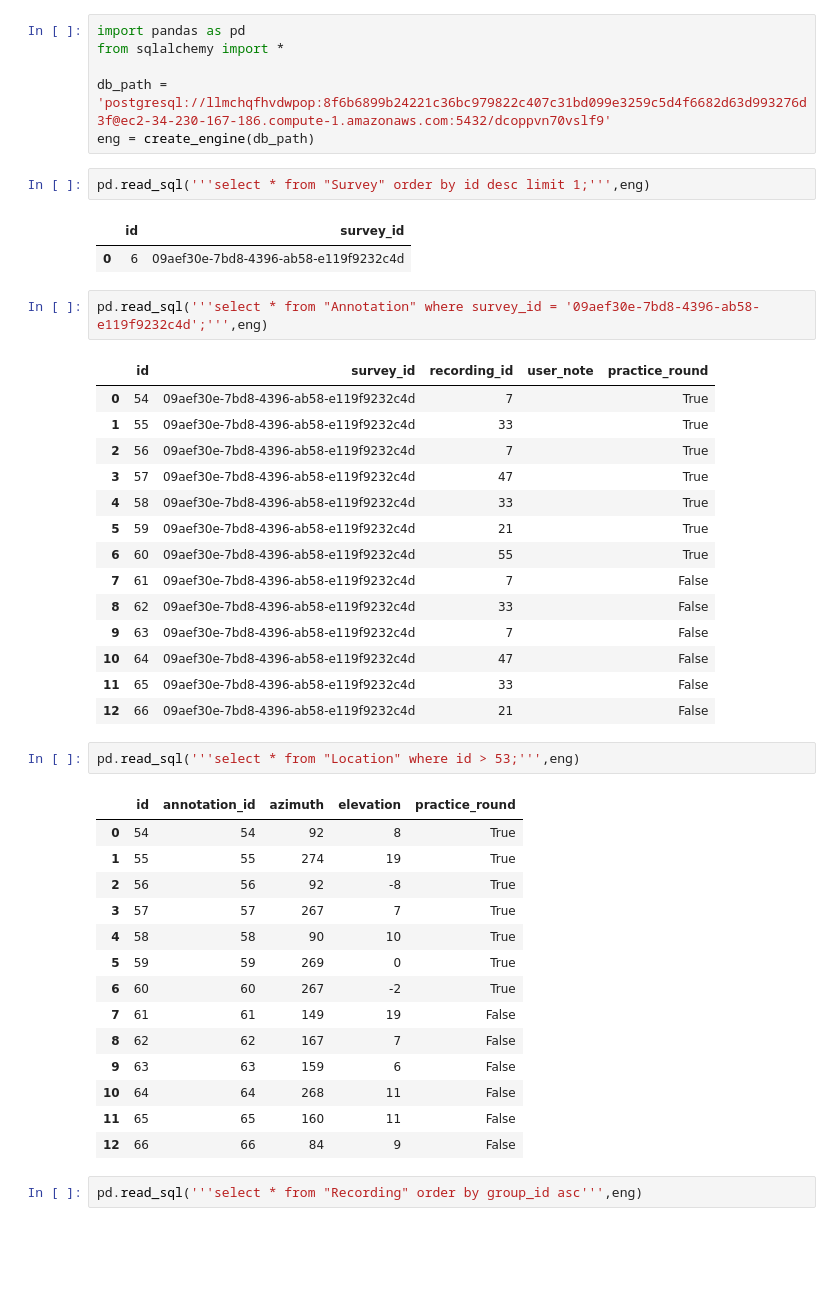
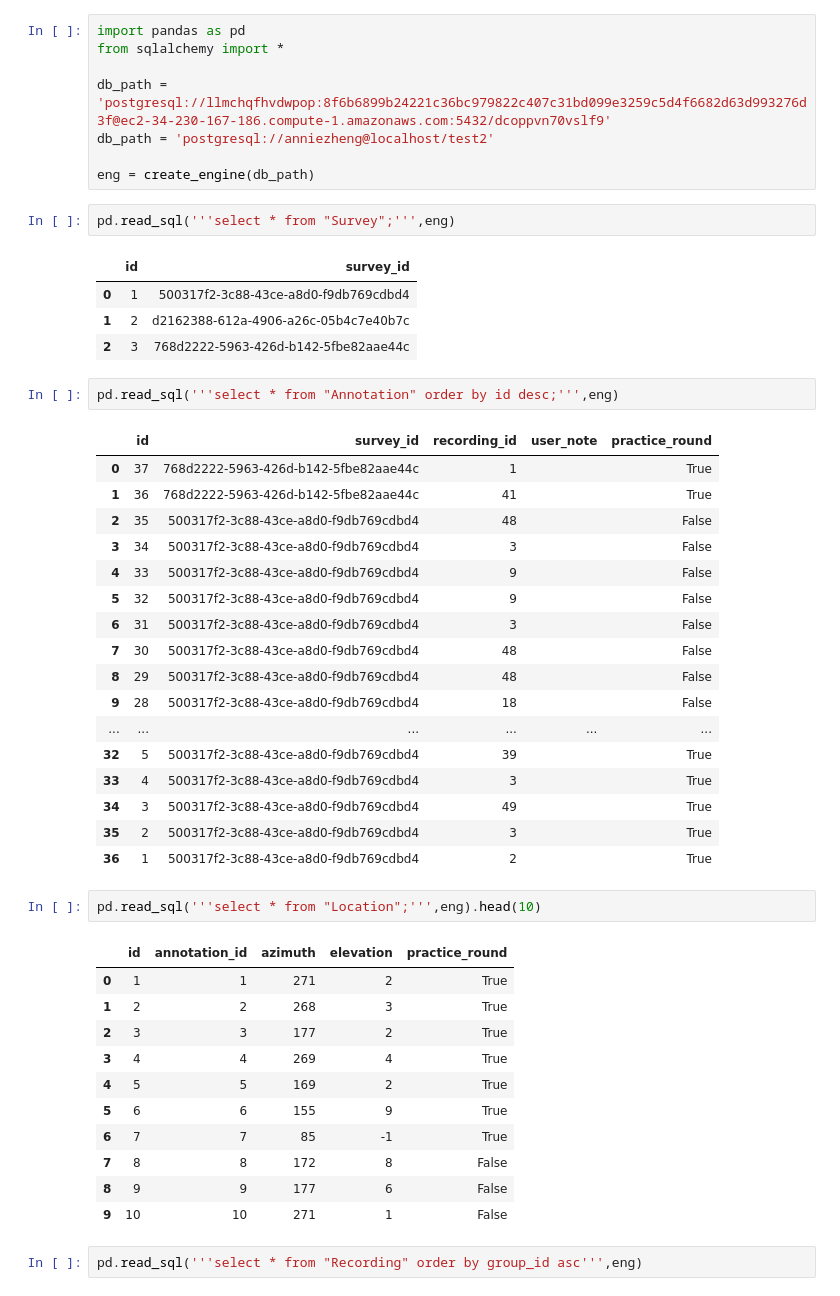
Before and after one commit to ANNIZHENG/Annotation-Interface-Noise-Burst, a Jupyter notebook: database/db.ipynb, the cells around one changed output. Cells and saved outputs as stored; diff of their text form; blank space fills up the shorter version.

```diff
--- a/database/db.ipynb
+++ b/database/db.ipynb
@@ -3,46 +3,50 @@ import pandas as pd
 from sqlalchemy import *
 
 db_path = 'postgresql://llmchqfhvdwpop:8f6b6899b24221c36bc979822c407c31bd099e3259c5d4f6682d63d993276d3f@ec2-34-230-167-186.compute-1.amazonaws.com:5432/dcoppvn70vslf9'
+db_path = 'postgresql://anniezheng@localhost/test2'
+
 eng = create_engine(db_path)
 # %%
-pd.read_sql('''select * from "Survey" order by id desc limit 1;''',eng)
+pd.read_sql('''select * from "Survey";''',eng)
 # %% [output]
 |  | id | survey_id |
-| 0 | 6 | 09aef30e-7bd8-4396-ab58-e119f9232c4d |
+| 0 | 1 | 500317f2-3c88-43ce-a8d0-f9db769cdbd4 |
+| 1 | 2 | d2162388-612a-4906-a26c-05b4c7e40b7c |
+| 2 | 3 | 768d2222-5963-426d-b142-5fbe82aae44c |
 # %%
-pd.read_sql('''select * from "Annotation" where survey_id = '09aef30e-7bd8-4396-ab58-e119f9232c4d';''',eng)
+pd.read_sql('''select * from "Annotation" order by id desc;''',eng)
 # %% [output]
 |  | id | survey_id | recording_id | user_note | practice_round |
-| 0 | 54 | 09aef30e-7bd8-4396-ab58-e119f9232c4d | 7 |  | True |
-| 1 | 55 | 09aef30e-7bd8-4396-ab58-e119f9232c4d | 33 |  | True |
-| 2 | 56 | 09aef30e-7bd8-4396-ab58-e119f9232c4d | 7 |  | True |
-| 3 | 57 | 09aef30e-7bd8-4396-ab58-e119f9232c4d | 47 |  | True |
-| 4 | 58 | 09aef30e-7bd8-4396-ab58-e119f9232c4d | 33 |  | True |
-| 5 | 59 | 09aef30e-7bd8-4396-ab58-e119f9232c4d | 21 |  | True |
-| 6 | 60 | 09aef30e-7bd8-4396-ab58-e119f9232c4d | 55 |  | True |
-| 7 | 61 | 09aef30e-7bd8-4396-ab58-e119f9232c4d | 7 |  | False |
-| 8 | 62 | 09aef30e-7bd8-4396-ab58-e119f9232c4d | 33 |  | False |
-| 9 | 63 | 09aef30e-7bd8-4396-ab58-e119f9232c4d | 7 |  | False |
-| 10 | 64 | 09aef30e-7bd8-4396-ab58-e119f9232c4d | 47 |  | False |
-| 11 | 65 | 09aef30e-7bd8-4396-ab58-e119f9232c4d | 33 |  | False |
-| 12 | 66 | 09aef30e-7bd8-4396-ab58-e119f9232c4d | 21 |  | False |
+| 0 | 37 | 768d2222-5963-426d-b142-5fbe82aae44c | 1 |  | True |
+| 1 | 36 | 768d2222-5963-426d-b142-5fbe82aae44c | 41 |  | True |
+| 2 | 35 | 500317f2-3c88-43ce-a8d0-f9db769cdbd4 | 48 |  | False |
+| 3 | 34 | 500317f2-3c88-43ce-a8d0-f9db769cdbd4 | 3 |  | False |
+| 4 | 33 | 500317f2-3c88-43ce-a8d0-f9db769cdbd4 | 9 |  | False |
+| 5 | 32 | 500317f2-3c88-43ce-a8d0-f9db769cdbd4 | 9 |  | False |
+| 6 | 31 | 500317f2-3c88-43ce-a8d0-f9db769cdbd4 | 3 |  | False |
+| 7 | 30 | 500317f2-3c88-43ce-a8d0-f9db769cdbd4 | 48 |  | False |
+| 8 | 29 | 500317f2-3c88-43ce-a8d0-f9db769cdbd4 | 48 |  | False |
+| 9 | 28 | 500317f2-3c88-43ce-a8d0-f9db769cdbd4 | 18 |  | False |
+| ... | ... | ... | ... | ... | ... |
+| 32 | 5 | 500317f2-3c88-43ce-a8d0-f9db769cdbd4 | 39 |  | True |
+| 33 | 4 | 500317f2-3c88-43ce-a8d0-f9db769cdbd4 | 3 |  | True |
+| 34 | 3 | 500317f2-3c88-43ce-a8d0-f9db769cdbd4 | 49 |  | True |
+| 35 | 2 | 500317f2-3c88-43ce-a8d0-f9db769cdbd4 | 3 |  | True |
+| 36 | 1 | 500317f2-3c88-43ce-a8d0-f9db769cdbd4 | 2 |  | True |
 # %%
-pd.read_sql('''select * from "Location" where id > 53;''',eng)
+pd.read_sql('''select * from "Location";''',eng).head(10)
 # %% [output]
 |  | id | annotation_id | azimuth | elevation | practice_round |
-| 0 | 54 | 54 | 92 | 8 | True |
-| 1 | 55 | 55 | 274 | 19 | True |
-| 2 | 56 | 56 | 92 | -8 | True |
-| 3 | 57 | 57 | 267 | 7 | True |
-| 4 | 58 | 58 | 90 | 10 | True |
-| 5 | 59 | 59 | 269 | 0 | True |
-| 6 | 60 | 60 | 267 | -2 | True |
-| 7 | 61 | 61 | 149 | 19 | False |
-| 8 | 62 | 62 | 167 | 7 | False |
-| 9 | 63 | 63 | 159 | 6 | False |
-| 10 | 64 | 64 | 268 | 11 | False |
-| 11 | 65 | 65 | 160 | 11 | False |
-| 12 | 66 | 66 | 84 | 9 | False |
+| 0 | 1 | 1 | 271 | 2 | True |
+| 1 | 2 | 2 | 268 | 3 | True |
+| 2 | 3 | 3 | 177 | 2 | True |
+| 3 | 4 | 4 | 269 | 4 | True |
+| 4 | 5 | 5 | 169 | 2 | True |
+| 5 | 6 | 6 | 155 | 9 | True |
+| 6 | 7 | 7 | 85 | -1 | True |
+| 7 | 8 | 8 | 172 | 8 | False |
+| 8 | 9 | 9 | 177 | 6 | False |
+| 9 | 10 | 10 | 271 | 1 | False |
 # %%
 pd.read_sql('''select * from "Recording" order by group_id asc''',eng)
 # %% [output]
```
Also changed, not shown: parts of 1 cell of this notebook, 5 other files.
